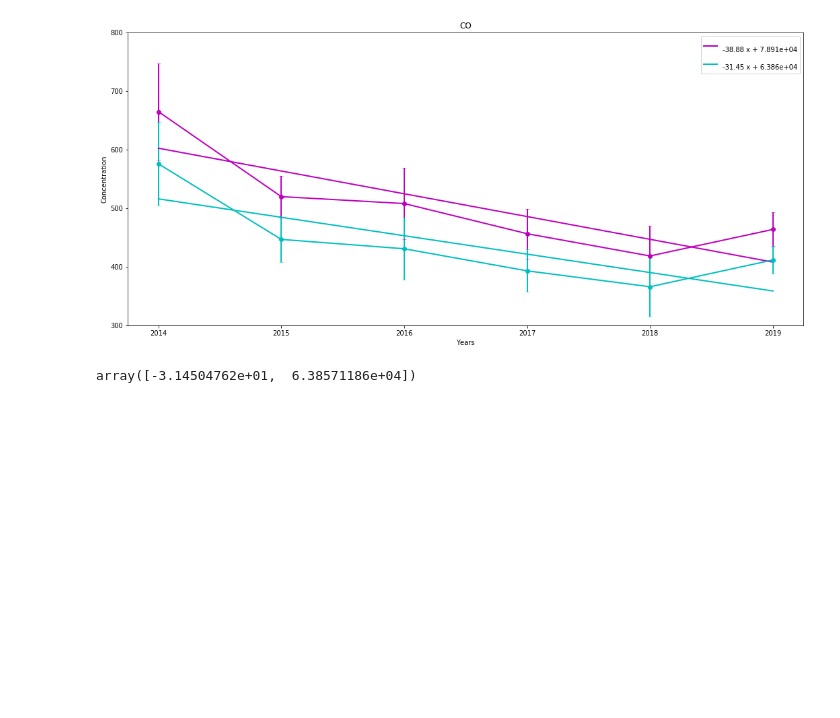
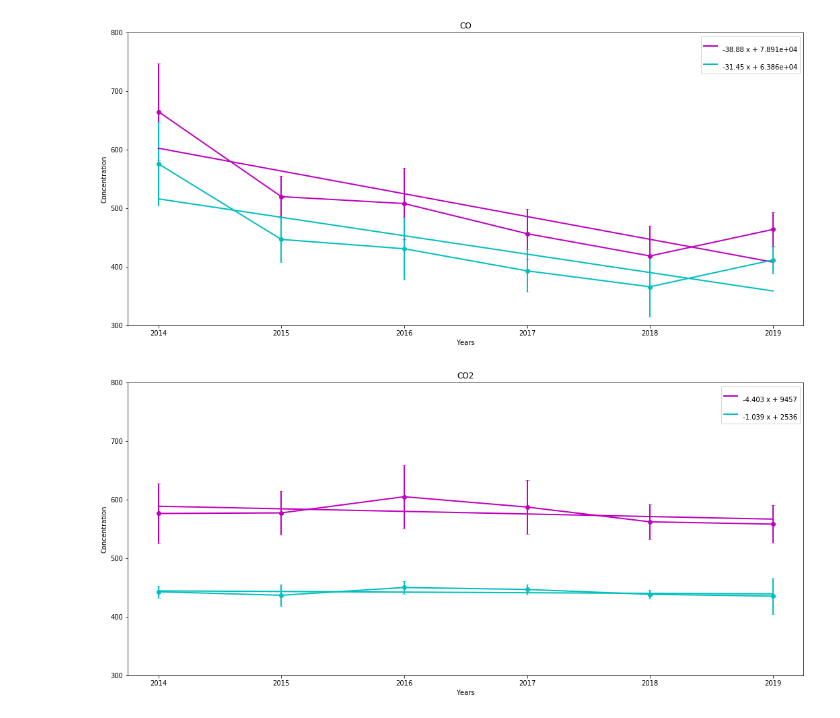
Before and after one commit to tbnsok40/Busan-Subway-Station-Pollutants-data, a Jupyter notebook: non,op 추세 비교 시각화.ipynb, the cells around one changed output. Saved outputs shown, nothing was run; the diff lists cells and outputs as text; code cells hidden in the pictures; blank space fills up the shorter version.

```diff
--- a/non,op 추세 비교 시각화.ipynb
+++ b/non,op 추세 비교 시각화.ipynb
@@ -277,6 +273,58 @@ f2 = np.poly1d(fp2)
 # plt.grid()
 # plt.legend()
 # plt.show()
-fp2
-# %% [output]
-array([-3.14504762e+01,  6.38571186e+04])
+# %%
+fig, (ax1) = plt.subplots(nrows=1, ncols=1)
+fig.set_size_inches(18,8)
+
+
+# 회귀선 세팅
+year=[2014,2015,2016,2017,2018,2019]
+fp1 = np.polyfit(year, op_co2['OP'], 1)
+f1 = np.poly1d(fp1)
+fp2 = np.polyfit(year, op_co2['NON'], 1)
+f2 = np.poly1d(fp2)
+
+plt.errorbar(
+[2014,2015,2016,2017,2018,2019], # X
+op_co2['OP'], # Y
+yerr=op_co2['op_std'], # Y-errors
+fmt="mo-", # format line like for plot()
+linewidth=2, # width of plot line
+elinewidth=2,# width of error bar line
+ecolor='m', # color of error bar
+capsize=3, # cap length for error bar
+capthick=0.5 # cap thickness for error bar
+)
+# plot second line graph
+plt.errorbar(
+[2014,2015,2016,2017,2018,2019], # X
+op_co2['NON'], # Y
+yerr=op_co2['NON_std'], # Y-errors
+fmt="co-", # format line like for plot()
+linewidth=2, # width of plot line
+elinewidth=2,# width of error bar line
+ecolor='c', # color of error bar
+capsize=3, # cap length for error bar
+capthick=0.5 # cap thickness for error bar
+)
+
+## Settings
+# plt.legend() # show figure legend
+plt.ylabel('Concentration')
+plt.xlabel('Years')
+plt.title('CO2')
+plt.plot(year, f1(year), lw=2, color='m',label=f1)
+plt.plot(year, f2(year), lw=2, color='c', label=f2)
+
+# plt.yscale('log') #Set y-axis scale
+# plt.xlim((0.5,4.5)) #Set X-axis limits
+plt.ylim((300,800)) #Set Y-axis limits
+# plt.xticks([1,2,3,4]) #get only ticks we want
+# plt.yticks([0,5,10,15,20])
+
+## showing plot
+plt.legend()
+plt.show()
+# %% [output]
+[figure, added]
```
Also changed, not shown: parts of 14 cells of this notebook.
